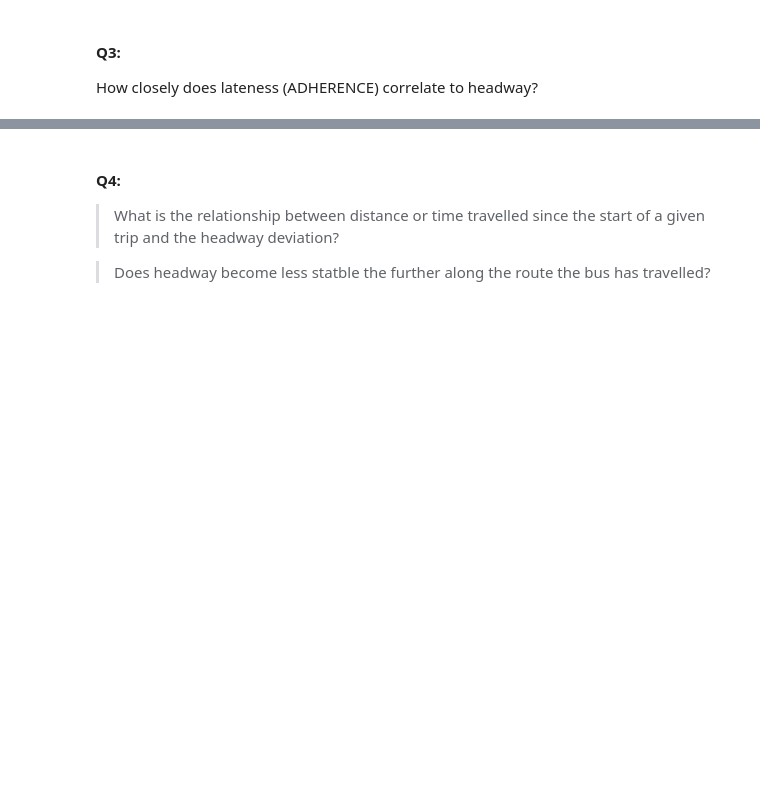
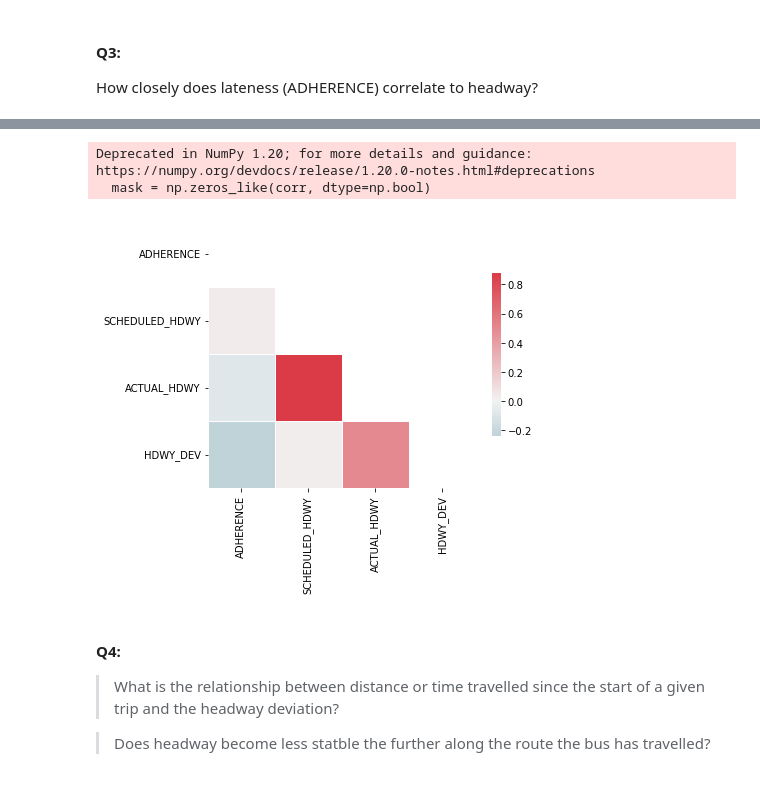
Before and after one commit to NSS-Data-Analytics-Cohort-7/wego-python-bit-my_finger, a Jupyter notebook: notebook/we_go_project.ipynb, the cells around one changed output, grey strips where cells are left out. Drawn from its saved outputs; the diff is of its cells as text; code cells hidden in the pictures; blank space fills up the shorter version.

```diff
--- a/notebook/we_go_project.ipynb
+++ b/notebook/we_go_project.ipynb
@@ -194,3 +303,6 @@ How much impact does being late or too spaced out at the first stop have downstr
 # %% [markdown]
 #### Q3:
 How closely does lateness (ADHERENCE) correlate to headway?
+# %%
+ad_head = headway_slim[['ACTUAL_ARRIVAL_TIME', 'ACTUAL_DEPARTURE_TIME', 'ADHERENCE', 'SCHEDULED_HDWY', 'ACTUAL_HDWY', 'HDWY_DEV']]
+ad_head.head()
@@ -197,3 +316,22 @@ How closely does lateness (ADHERENCE) correlate to headway?
+# %%
+plt.figure(figsize=(6, 6))
+
+corr = ad_head.corr()
+
+# create a custom diverging colormap
+cmap = sns.diverging_palette(220, 10, as_cmap=True)
+
+# Generate a mask for the upper triangle
+mask = np.zeros_like(corr, dtype=np.bool)
+mask[np.triu_indices_from(mask)] = True
+
+# Draw the heatmap with the mask and correct aspect ratio
+sns.heatmap(corr, cmap=cmap, mask=mask, center=0,
+            square=True, linewidths=.5, cbar_kws={"shrink": .5});
+# %% [output]
+Deprecated in NumPy 1.20; for more details and guidance: https://numpy.org/devdocs/release/1.20.0-notes.html#deprecations
+  mask = np.zeros_like(corr, dtype=np.bool)
+[figure, added]
 # %% [markdown]
 #### Q4:
 > What is the relationship between distance or time travelled since the start of a given trip and the headway deviation?
```
Also changed, not shown: parts of 11 cells of this notebook.
